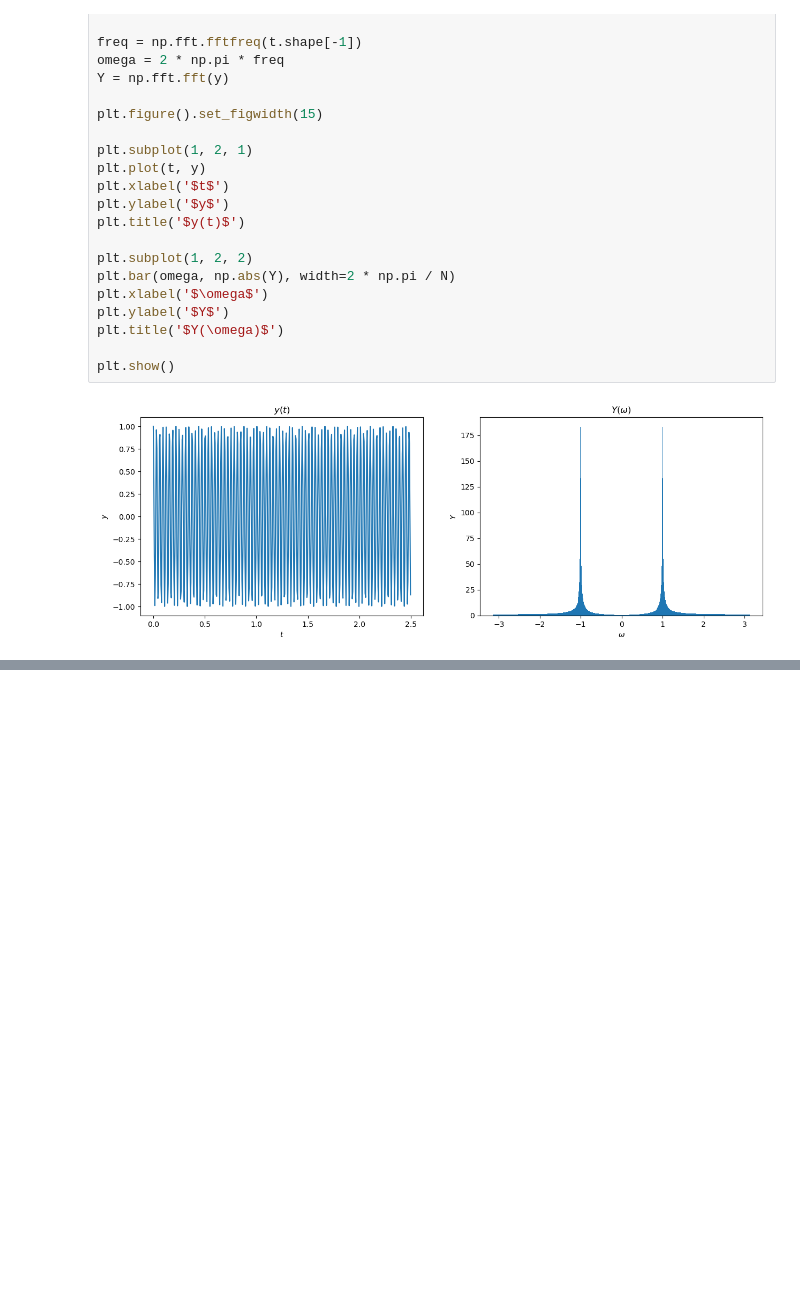
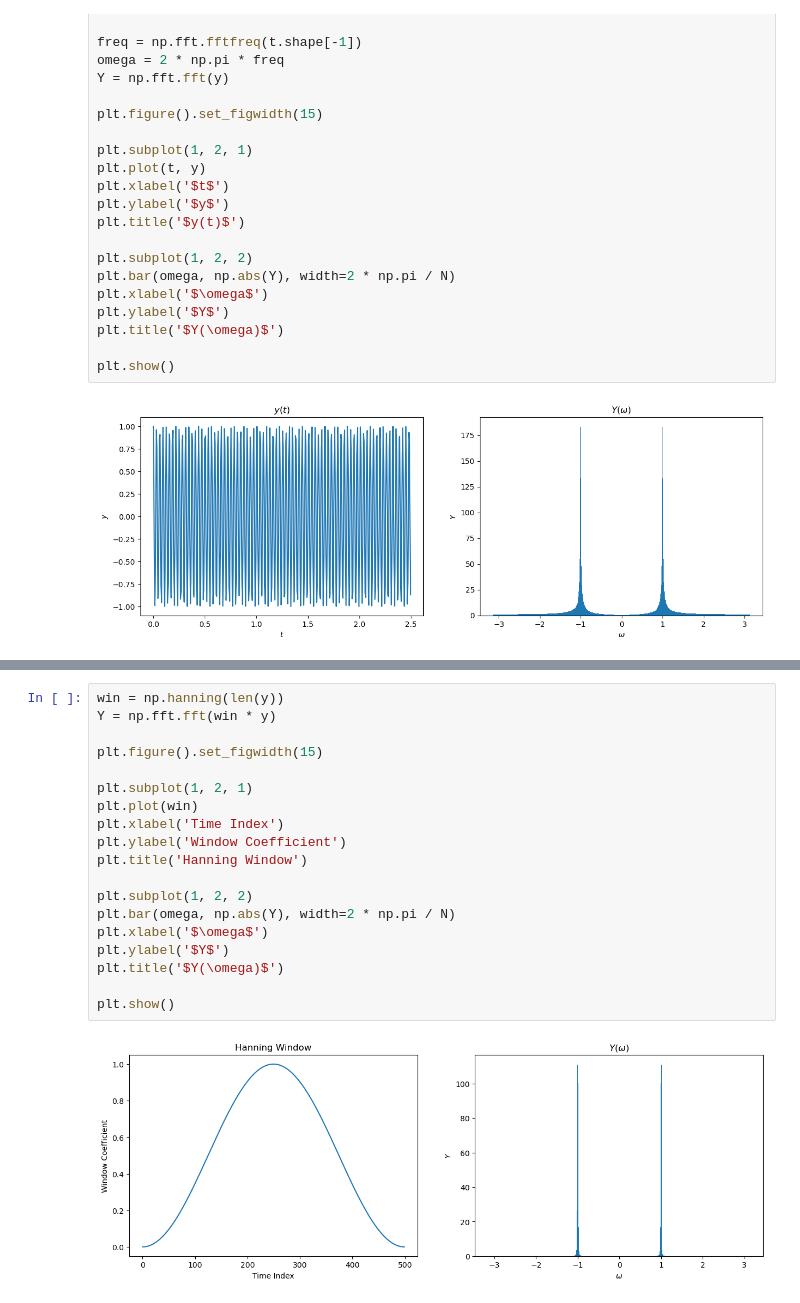
Before and after one commit to rytse/tiri_tutorial, a Jupyter notebook: notebooks/002_frequency_domain_intro.ipynb, the cells around one changed output, grey strips where cells are left out. Drawn from its saved outputs; the diff is of its cells as text; blank space fills up the shorter version.

Commit message:
spectral leakage, windows, clean up

```diff
--- a/notebooks/002_frequency_domain_intro.ipynb
+++ b/notebooks/002_frequency_domain_intro.ipynb
@@ -59 +72,22 @@ plt.show()
+# %%
+win = np.hanning(len(y))
+Y = np.fft.fft(win * y)
+
+plt.figure().set_figwidth(15)
+
+plt.subplot(1, 2, 1)
+plt.plot(win)
+plt.xlabel('Time Index')
+plt.ylabel('Window Coefficient')
+plt.title('Hanning Window')
+
+plt.subplot(1, 2, 2)
+plt.bar(omega, np.abs(Y), width=2 * np.pi / N)
+plt.xlabel('$\omega$')
+plt.ylabel('$Y$')
+plt.title('$Y(\omega)$')
+
+plt.show()
+# %% [output]
+[figure, added]
 # %% [markdown]
```
Also changed, not shown: parts of 3 cells of this notebook, 1 other file.
